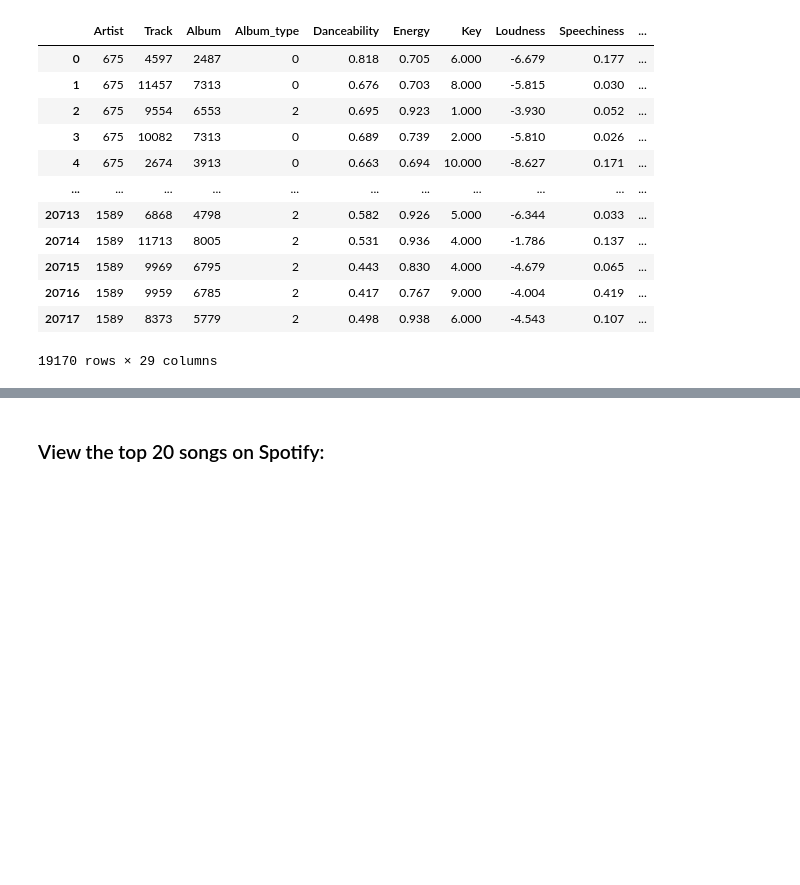
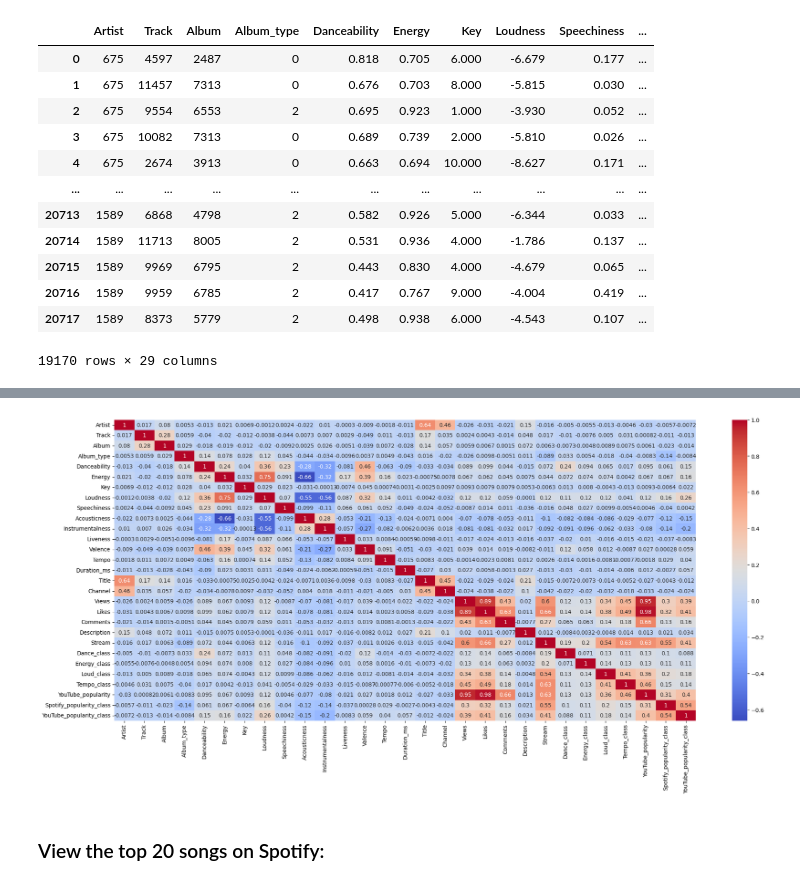
Before and after one commit to shirelzz/ML_Final_Project, a Jupyter notebook: project_main.ipynb, the cells around one changed output, grey strips where cells are left out. Cells and saved outputs as stored; diff of their text form; code cells hidden in the pictures; blank space fills up the shorter version.

```diff
--- a/project_main.ipynb
+++ b/project_main.ipynb
@@ -417,15 +546,21 @@ plt.show()
 # %%
 from sklearn.preprocessing import MinMaxScaler
 
-# Normalize the features
-scaler = MinMaxScaler()
-df[['Views_norm', 'Likes_norm', 'Comments_norm']] = scaler.fit_transform(df[['Views', 'Likes', 'Comments']])
+# # Normalize the features
+# scaler = MinMaxScaler()
+# df[['Views_norm', 'Likes_norm', 'Comments_norm']] = scaler.fit_transform(df[['Views', 'Likes', 'Comments']])
+
+# # Create the YouTube_popularity column
+# df['YouTube_popularity'] = df[['Views_norm', 'Likes_norm', 'Comments_norm']].sum(axis=1)
+
+# # Drop the intermediate normalized columns if not needed
+# df.drop(columns=['Views_norm', 'Likes_norm', 'Comments_norm'], inplace=True)
 
 # Create the YouTube_popularity column
-df['YouTube_popularity'] = df[['Views_norm', 'Likes_norm', 'Comments_norm']].sum(axis=1)
+df['Youtube_popularity'] = df['Views'] + df['Likes'] * 0.2 + df['Comments'] * 0.1
 
-# Drop the intermediate normalized columns if not needed
-df.drop(columns=['Views_norm', 'Likes_norm', 'Comments_norm'], inplace=True)
+scaler = MinMaxScaler()
+df['YouTube_popularity'] = scaler.fit_transform(df[['YouTube_popularity']])
 
 df
 # %% [output]
@@ -481,11 +604,11 @@ dtype: float64
 # %%
 # Categorize popularity
 
-quantiles = df['Stream'].quantile([0, 0.25, 0.5, 0.75, 1]).values
-df["Spotify_popularity_class"] = pd.cut(df['Stream'], bins=quantiles, labels=[1, 2, 3, 4], include_lowest=True)
+quantiles = df['Stream'].quantile([0, 0.33, 0.66, 1]).values
+df["Spotify_popularity_class"] = pd.cut(df['Stream'], bins=quantiles, labels=[1, 2, 3], include_lowest=True)
 
-quantiles = df['YouTube_popularity'].quantile([0, 0.25, 0.5, 0.75, 1]).values
-df["YouTube_popularity_class"] = pd.cut(df['YouTube_popularity'], bins=quantiles, labels=[1, 2, 3, 4], include_lowest=True)
+quantiles = df['YouTube_popularity'].quantile([0, 0.33, 0.66, 1]).values
+df["YouTube_popularity_class"] = pd.cut(df['YouTube_popularity'], bins=quantiles, labels=[1, 2, 3], include_lowest=True)
 
 df
 # %% [output]
@@ -522,4 +643,14 @@ YouTube_popularity_class
 Name: count, dtype: int64
+# %%
+import seaborn as sns
+import matplotlib.pyplot as plt
+
+corr_matrix = df.corr()
+plt.figure(figsize=(24, 10))
+sns.heatmap(corr_matrix, annot=True, cmap='coolwarm')
+plt.show()
+# %% [output]
+[figure, added]
 # %% [markdown]
 ### View the top 20 songs on Spotify:
 # %%
```
Also changed, not shown: parts of 19 cells of this notebook.
